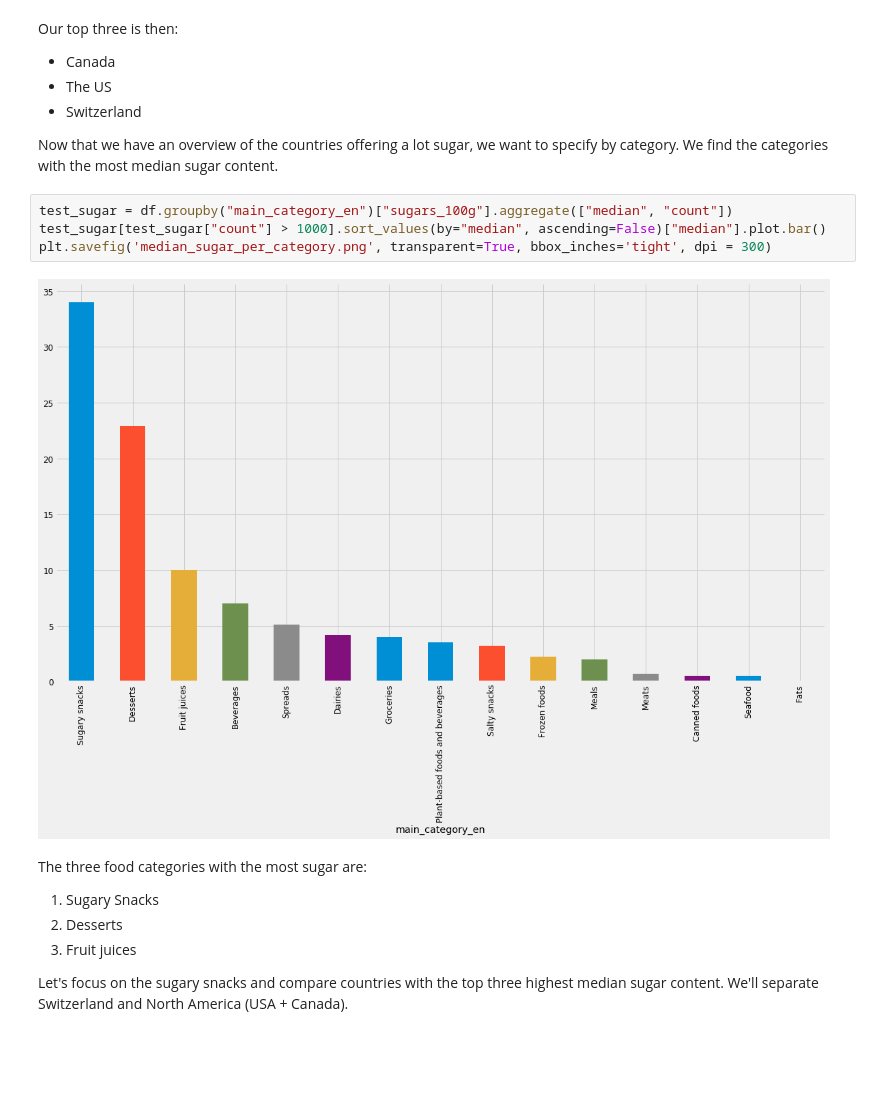
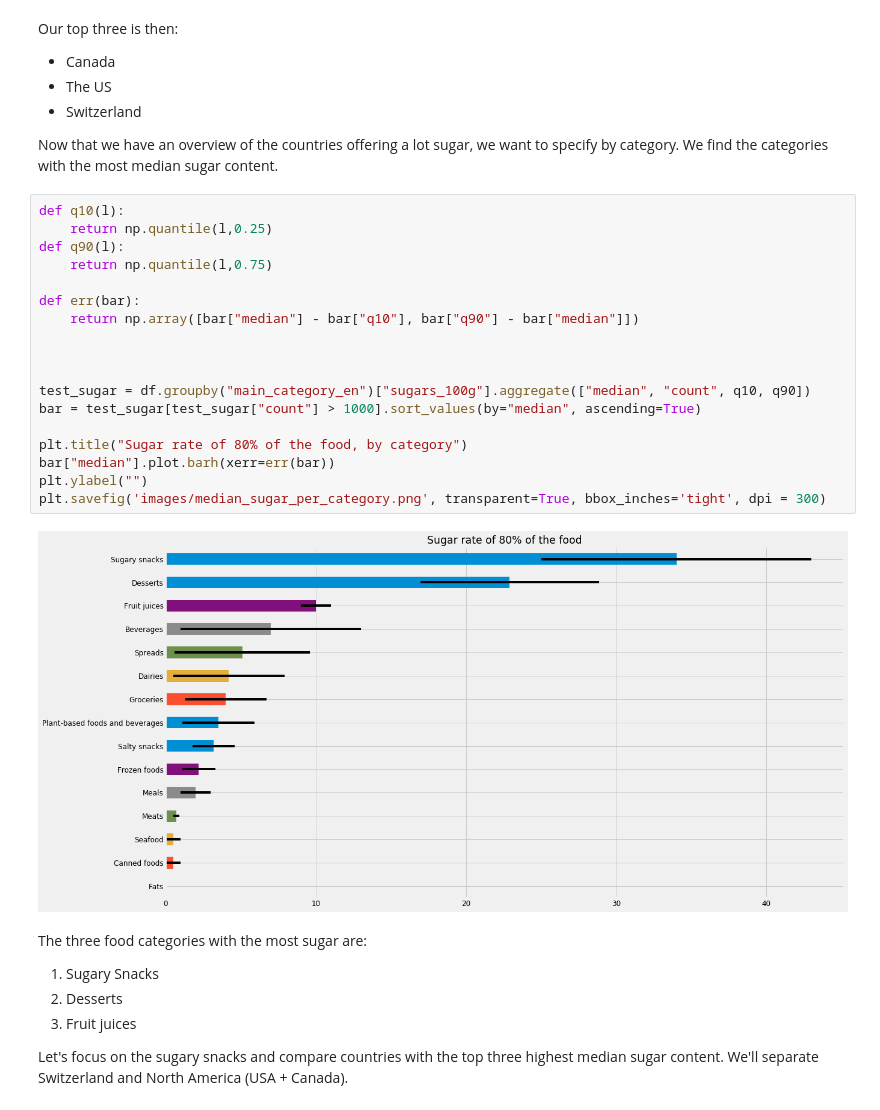
Before and after one commit to lbasseto/meyran-open-food-facts, a Jupyter notebook: Data PreProcessing.ipynb, the cells around one changed output. Saved outputs shown, nothing was run; the diff lists cells and outputs as text; blank space fills up the shorter version.

Commit message:
clean plots

```diff
--- a/Data PreProcessing.ipynb
+++ b/Data PreProcessing.ipynb
@@ -680,11 +683,25 @@ Our top three is then:
 
 Now that we have an overview of the countries offering a lot sugar, we want to specify by category. We find the categories with the most median sugar content.
 # %%
-test_sugar = df.groupby("main_category_en")["sugars_100g"].aggregate(["median", "count"])
-test_sugar[test_sugar["count"] > 1000].sort_values(by="median", ascending=False)["median"].plot.bar()
-plt.savefig('median_sugar_per_category.png', transparent=True, bbox_inches='tight', dpi = 300)
+def q10(l):
+    return np.quantile(l,0.25)
+def q90(l):
+    return np.quantile(l,0.75)
+
+def err(bar):
+    return np.array([bar["median"] - bar["q10"], bar["q90"] - bar["median"]])
+
+
+
+test_sugar = df.groupby("main_category_en")["sugars_100g"].aggregate(["median", "count", q10, q90])
+bar = test_sugar[test_sugar["count"] > 1000].sort_values(by="median", ascending=True)
+
+plt.title("Sugar rate of 80% of the food, by category")
+bar["median"].plot.barh(xerr=err(bar))
+plt.ylabel("")
+plt.savefig('images/median_sugar_per_category.png', transparent=True, bbox_inches='tight', dpi = 300)
 # %% [output]
-[figure, old version]
+[figure, new version]
 # %% [markdown]
 The three food categories with the most sugar are:
 1. Sugary Snacks
```
Also changed, not shown: parts of 6 cells of this notebook.
